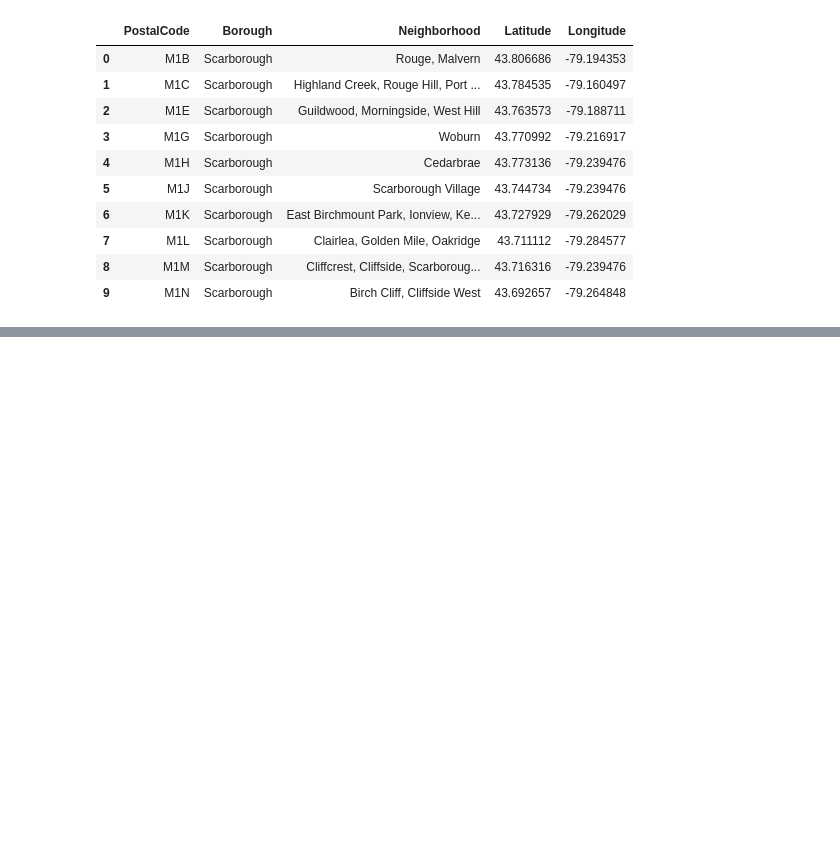
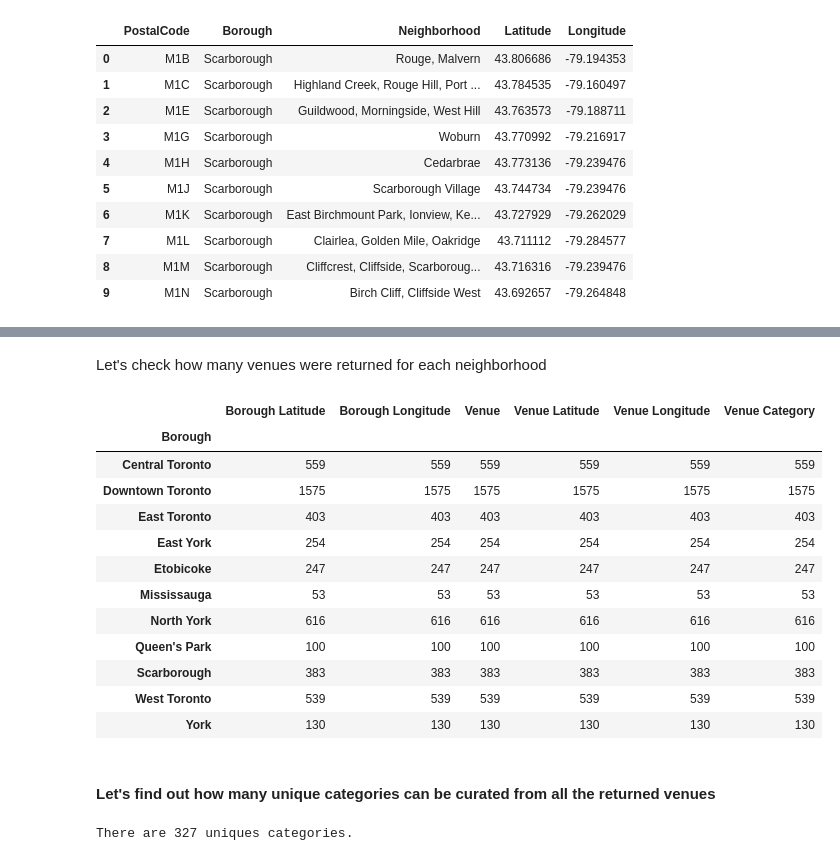
Before and after one commit to lbeattie/Coursera_Capstone, a Jupyter notebook: Toronto-area-wk3.ipynb, the cells around one changed output, grey strips where cells are left out. Cells and saved outputs as stored; diff of their text form; code cells hidden in the pictures; blank space fills up the shorter version.

```diff
--- a/Toronto-area-wk3.ipynb
+++ b/Toronto-area-wk3.ipynb
@@ -187,0 +209,2 @@ postcodes_with_geo_df.head(10)
+# %%
+toronto_data = postcodes_with_geo_df #prettier name
@@ -187,0 +245,9 @@ postcodes_with_geo_df.head(10)
+# %%
+borough_latitude = toronto_data.loc[0, 'Latitude'] # Borough latitude value
+borough_longitude = toronto_data.loc[0, 'Longitude'] # Borough longitude value
+
+borough_name = toronto_data.loc[0, 'Borough'] # Borough name
+
+print('Latitude and longitude values of {} are {}, {}.'.format(borough_name,
+                                                               borough_latitude,
+                                                               borough_longitude))
@@ -187,0 +422,24 @@ postcodes_with_geo_df.head(10)
+# %% [markdown]
+Let's check how many venues were returned for each neighborhood
+# %%
+toronto_venues.groupby('Borough').count()
+# %% [output]
+|  | Borough Latitude | Borough Longitude | Venue | Venue Latitude | Venue Longitude | Venue Category |
+| Borough |  |  |  |  |  |  |
+| Central Toronto | 559 | 559 | 559 | 559 | 559 | 559 |
+| Downtown Toronto | 1575 | 1575 | 1575 | 1575 | 1575 | 1575 |
+| East Toronto | 403 | 403 | 403 | 403 | 403 | 403 |
+| East York | 254 | 254 | 254 | 254 | 254 | 254 |
+| Etobicoke | 247 | 247 | 247 | 247 | 247 | 247 |
+| Mississauga | 53 | 53 | 53 | 53 | 53 | 53 |
+| North York | 616 | 616 | 616 | 616 | 616 | 616 |
+| Queen's Park | 100 | 100 | 100 | 100 | 100 | 100 |
+| Scarborough | 383 | 383 | 383 | 383 | 383 | 383 |
+| West Toronto | 539 | 539 | 539 | 539 | 539 | 539 |
+| York | 130 | 130 | 130 | 130 | 130 | 130 |
+# %% [markdown]
+#### Let's find out how many unique categories can be curated from all the returned venues
+# %%
+print('There are {} uniques categories.'.format(len(toronto_venues['Venue Category'].unique())))
+# %% [output]
+There are 327 uniques categories.
```
Also changed, not shown: parts of 40 cells of this notebook.
